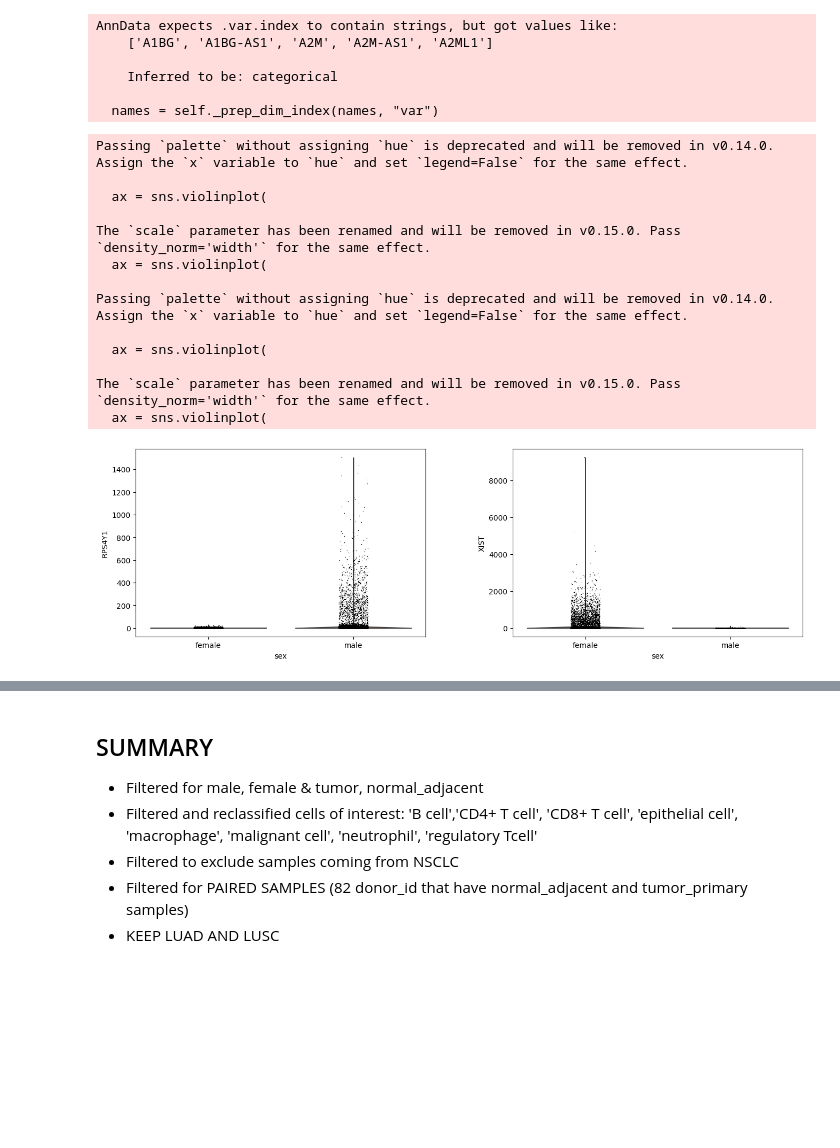
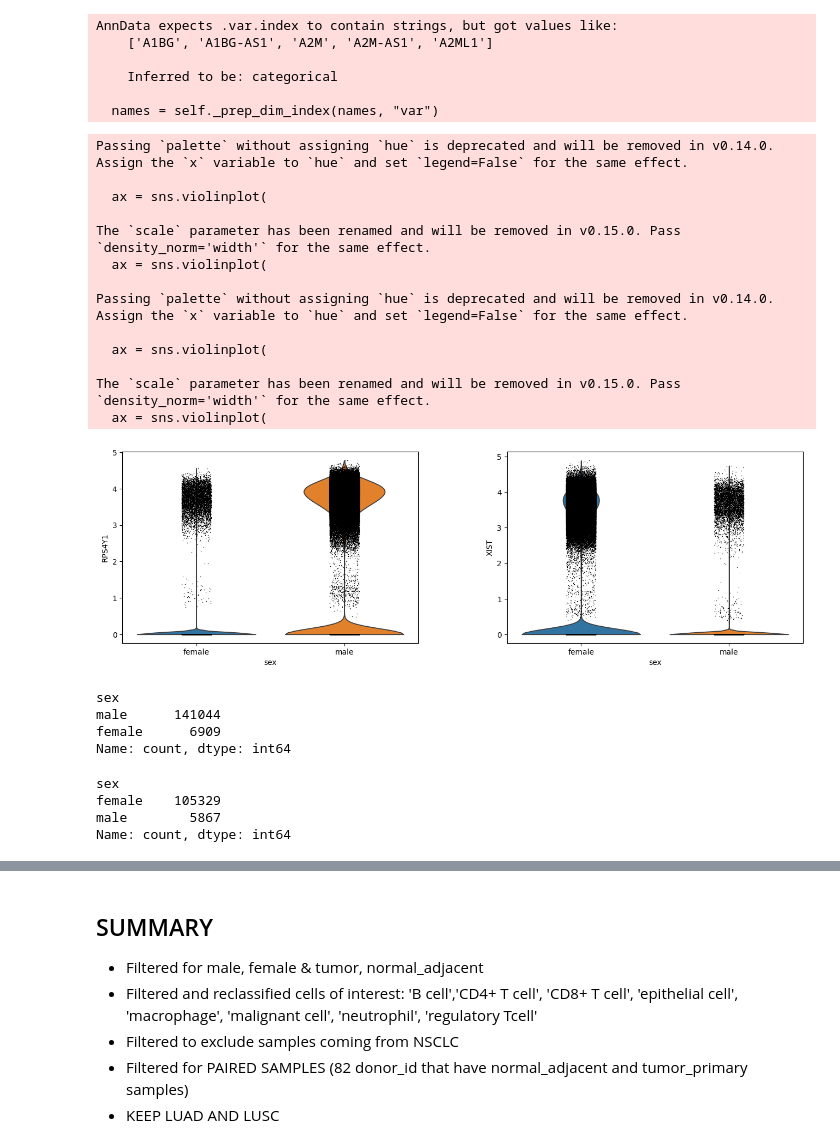
Before and after one commit to ErikaKvalem/NSCLC_gender_2023, a Jupyter notebook: 02-scripts/011_analysis_paired_remove_xy/10_pseudobulk_nsclc.ipynb, the cells around one changed output, grey strips where cells are left out. Drawn from its saved outputs; the diff is of its cells as text; code cells hidden in the pictures; blank space fills up the shorter version.

Commit message:
xist and rps4y1 check

```diff
--- a/02-scripts/011_analysis_paired_remove_xy/10_pseudobulk_nsclc.ipynb
+++ b/02-scripts/011_analysis_paired_remove_xy/10_pseudobulk_nsclc.ipynb
@@ -17,6 +17,10 @@ import seaborn as sns
 #from pandas import CategoricalDtype
 # %%
 import decoupler as dc
+# %%
+#Set result directory for figures
+resDir = "/data/projects/2023/LCBiome/nsclc_gender_atlas_tmp/out/011_analysis_paired_remove_xy/figures/"
+sc.settings.figdir = resDir
 # %%
 dc.__version__
 # %% [output]
@@ -466,0 +473,4 @@ AnnData object with n_obs × n_vars = 465076 × 17811
+# %%
+paired_adata.layers["log1p_norm"] = paired_adata.X.copy()
+sc.pp.normalize_total(paired_adata, target_sum=1e6, layer="log1p_norm")
+sc.pp.log1p(paired_adata, base=6, layer="log1p_norm")
@@ -478,20 +495,23 @@ AnnData expects .var.index to contain strings, but got values like:
     Inferred to be: categorical
 
   names = self._prep_dim_index(names, "var")
-# %%
-sc.pl.violin(paired_adata, ["RPS4Y1", "XIST"],use_raw=False, groupby="sex",layer="count", save="")
-# %% [output]
-Passing `palette` without assigning `hue` is deprecated and will be removed in v0.14.0. Assign the `x` variable to `hue` and set `legend=False` for the same effect.
-
-  ax = sns.violinplot(
-
-The `scale` parameter has been renamed and will be removed in v0.15.0. Pass `density_norm='width'` for the same effect.
-  ax = sns.violinplot(
-
-Passing `palette` without assigning `hue` is deprecated and will be removed in v0.14.0. Assign the `x` variable to `hue` and set `legend=False` for the same effect.
-
-  ax = sns.violinplot(
-
-The `scale` parameter has been renamed and will be removed in v0.15.0. Pass `density_norm='width'` for the same effect.
-  ax = sns.violinplot(
-[figure, removed]
+# %%
+
+
+# Now, generate the plot and save it
+sc.pl.violin(paired_adata, ["RPS4Y1", "XIST"], use_raw=False, groupby="sex", layer="log1p_norm")#, save="_xy_check.png")
+# %% [output]
+Passing `palette` without assigning `hue` is deprecated and will be removed in v0.14.0. Assign the `x` variable to `hue` and set `legend=False` for the same effect.
+
+  ax = sns.violinplot(
+
+The `scale` parameter has been renamed and will be removed in v0.15.0. Pass `density_norm='width'` for the same effect.
+  ax = sns.violinplot(
+
+Passing `palette` without assigning `hue` is deprecated and will be removed in v0.14.0. Assign the `x` variable to `hue` and set `legend=False` for the same effect.
+
+  ax = sns.violinplot(
+
+The `scale` parameter has been renamed and will be removed in v0.15.0. Pass `density_norm='width'` for the same effect.
+  ax = sns.violinplot(
+[figure, added]
@@ -497,0 +523,7 @@ The `scale` parameter has been renamed and will be removed in v0.15.0. Pass `den
+# %%
+rps4y1_paired_adata_subset.obs.sex.value_counts()
+# %% [output]
+sex
+male      141044
+female      6909
+Name: count, dtype: int64
@@ -497,0 +535,7 @@ The `scale` parameter has been renamed and will be removed in v0.15.0. Pass `den
+# %%
+xist_paired_adata_subset.obs.sex.value_counts()
+# %% [output]
+sex
+female    105329
+male        5867
+Name: count, dtype: int64
```
Also changed, not shown: parts of 6 cells of this notebook.
